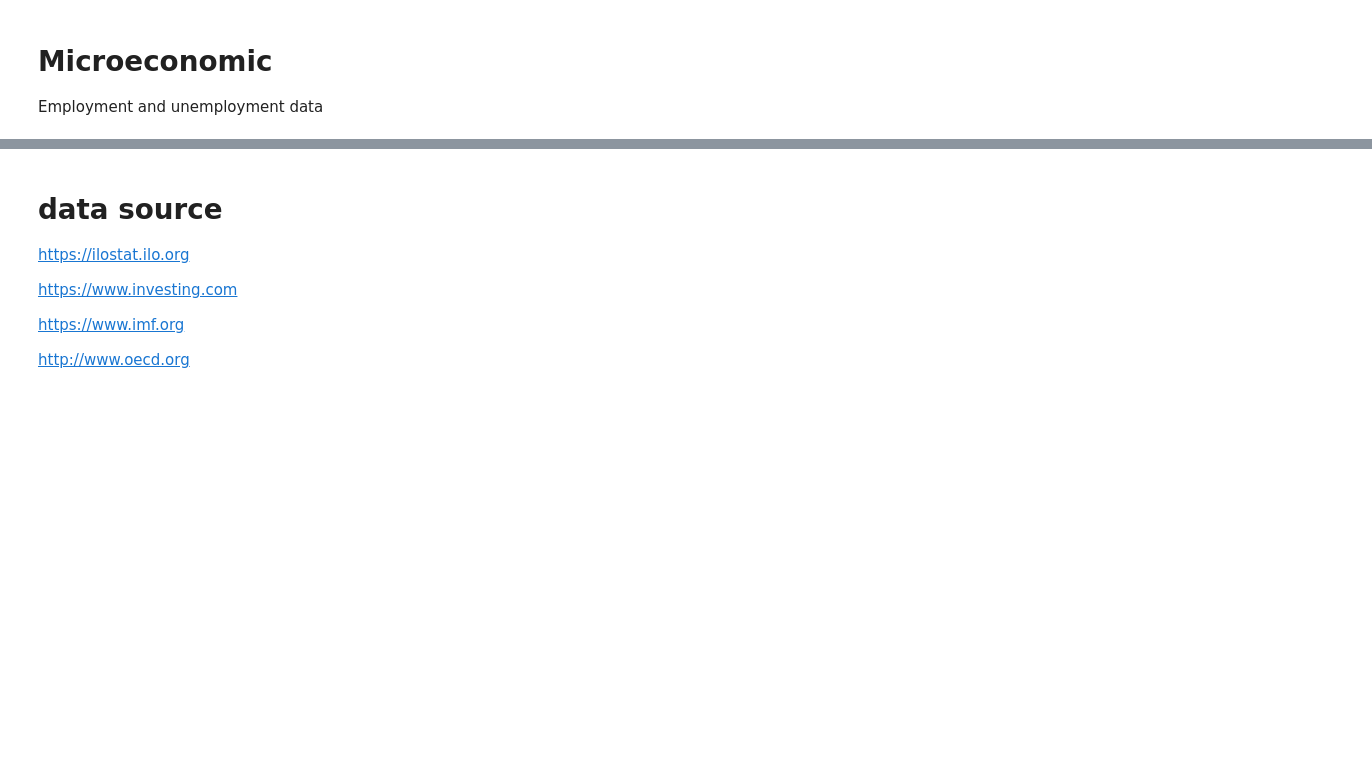
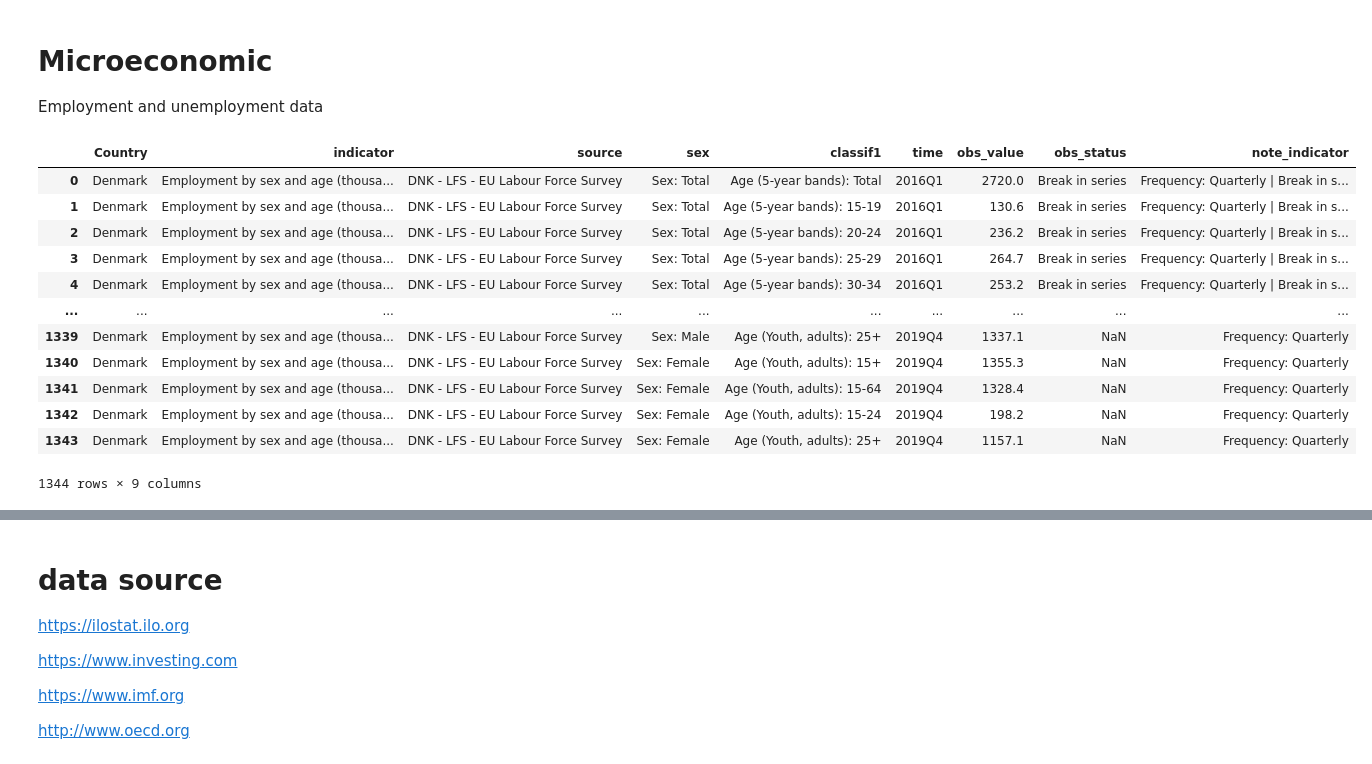
Before and after one commit to Yucheng-Ren/02806-final-project, a Jupyter notebook: _notebooks/2020-04-13-final-project.ipynb, the cells around one changed output, grey strips where cells are left out. Cells and saved outputs as stored; diff of their text form; code cells hidden in the pictures; blank space fills up the shorter version.

```diff
--- a/_notebooks/2020-04-13-final-project.ipynb
+++ b/_notebooks/2020-04-13-final-project.ipynb
@@ -35,3 +35,8 @@ imfGDP = pd.read_csv(path + 'imf-dm-export-20200423.csv')
 stockOMX20 = pd.read_csv(path + 'OMX20.csv')
 stockOMX25 = pd.read_csv(path + 'OMX25.csv')
 stockCopenhagenAllShare = pd.read_csv(path + 'OMXCopenhagenAllshares.csv')
+data = pd.read_csv(path + 'MEI_CLI_24042020100529269.csv')
+denEmploy = pd.read_csv(path + 'DenmarkEmploymentQuarterly.csv')
+denUnemployMonthly = pd.read_csv(path + 'DenmarkUnemploymentMonthly.csv')
+imfGlobalGdp = pd.read_csv(path + 'imf-global-gdp.csv')
+unemployRate = pd.read_csv(path + 'unemploymentRate.csv')
@@ -88,3 +178,42 @@ fig.write_html('html/' + 'gdp.html')
 
 
 Employment and unemployment data
+# %%
+# hide
+# preprocess employment data
+denEmploy.rename(columns={'ref_area.label':'Country',
+                          'indicator.label':'indicator',
+                          'source.label':'source',
+                         'sex.label': 'sex',
+                         'classif1.label': 'classif1',
+                         'obs_status.label': 'obs_status',
+                         'note_classif.label': 'note_classif',
+                         'note_indicator.label': 'note_indicator'}, inplace=True)
+
+denUnemployMonthly.rename(columns={'ref_area.label':'Country',
+                          'indicator.label':'indicator',
+                          'source.label':'source',
+                         'sex.label': 'sex',
+                         'classif1.label': 'classif1',
+                         'obs_status.label': 'obs_status',
+                         'note_classif.label': 'note_classif',
+                         'note_indicator.label': 'note_indicator'}, inplace=True)
+
+denEmploy = denEmploy.drop(['note_source.label', 'note_classif'], axis=1)
+denUnemployMonthly = denUnemployMonthly.drop(['note_source.label', 'note_classif', 'obs_status'], axis=1)
+# %%
+denEmploy
+# %% [output]
+|  | Country | indicator | source | sex | classif1 | time | obs_value | obs_status | note_indicator |
+| 0 | Denmark | Employment by sex and age (thousa... | DNK - LFS - EU Labour Force Survey | Sex: Total | Age (5-year bands): Total | 2016Q1 | 2720.0 | Break in series | Frequency: Quarterly | Break in s... |
+| 1 | Denmark | Employment by sex and age (thousa... | DNK - LFS - EU Labour Force Survey | Sex: Total | Age (5-year bands): 15-19 | 2016Q1 | 130.6 | Break in series | Frequency: Quarterly | Break in s... |
+| 2 | Denmark | Employment by sex and age (thousa... | DNK - LFS - EU Labour Force Survey | Sex: Total | Age (5-year bands): 20-24 | 2016Q1 | 236.2 | Break in series | Frequency: Quarterly | Break in s... |
+| 3 | Denmark | Employment by sex and age (thousa... | DNK - LFS - EU Labour Force Survey | Sex: Total | Age (5-year bands): 25-29 | 2016Q1 | 264.7 | Break in series | Frequency: Quarterly | Break in s... |
+| 4 | Denmark | Employment by sex and age (thousa... | DNK - LFS - EU Labour Force Survey | Sex: Total | Age (5-year bands): 30-34 | 2016Q1 | 253.2 | Break in series | Frequency: Quarterly | Break in s... |
+| ... | ... | ... | ... | ... | ... | ... | ... | ... | ... |
+| 1339 | Denmark | Employment by sex and age (thousa... | DNK - LFS - EU Labour Force Survey | Sex: Male | Age (Youth, adults): 25+ | 2019Q4 | 1337.1 | NaN | Frequency: Quarterly |
+| 1340 | Denmark | Employment by sex and age (thousa... | DNK - LFS - EU Labour Force Survey | Sex: Female | Age (Youth, adults): 15+ | 2019Q4 | 1355.3 | NaN | Frequency: Quarterly |
+| 1341 | Denmark | Employment by sex and age (thousa... | DNK - LFS - EU Labour Force Survey | Sex: Female | Age (Youth, adults): 15-64 | 2019Q4 | 1328.4 | NaN | Frequency: Quarterly |
+| 1342 | Denmark | Employment by sex and age (thousa... | DNK - LFS - EU Labour Force Survey | Sex: Female | Age (Youth, adults): 15-24 | 2019Q4 | 198.2 | NaN | Frequency: Quarterly |
+| 1343 | Denmark | Employment by sex and age (thousa... | DNK - LFS - EU Labour Force Survey | Sex: Female | Age (Youth, adults): 25+ | 2019Q4 | 1157.1 | NaN | Frequency: Quarterly |
+1344 rows × 9 columns
```
Also changed, not shown: parts of 13 cells of this notebook, 4 other files.
